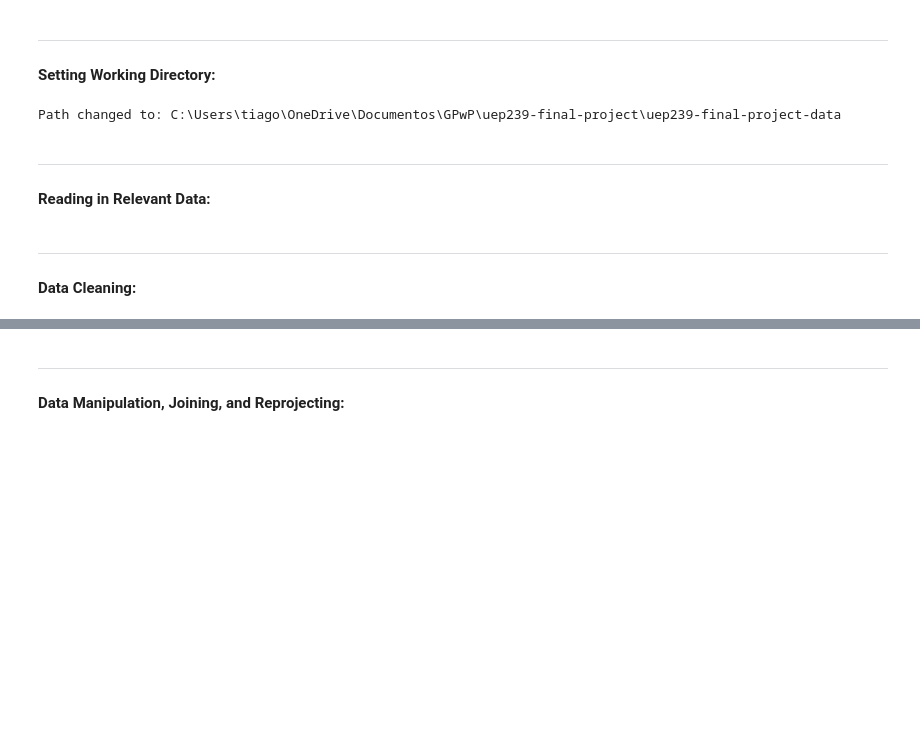
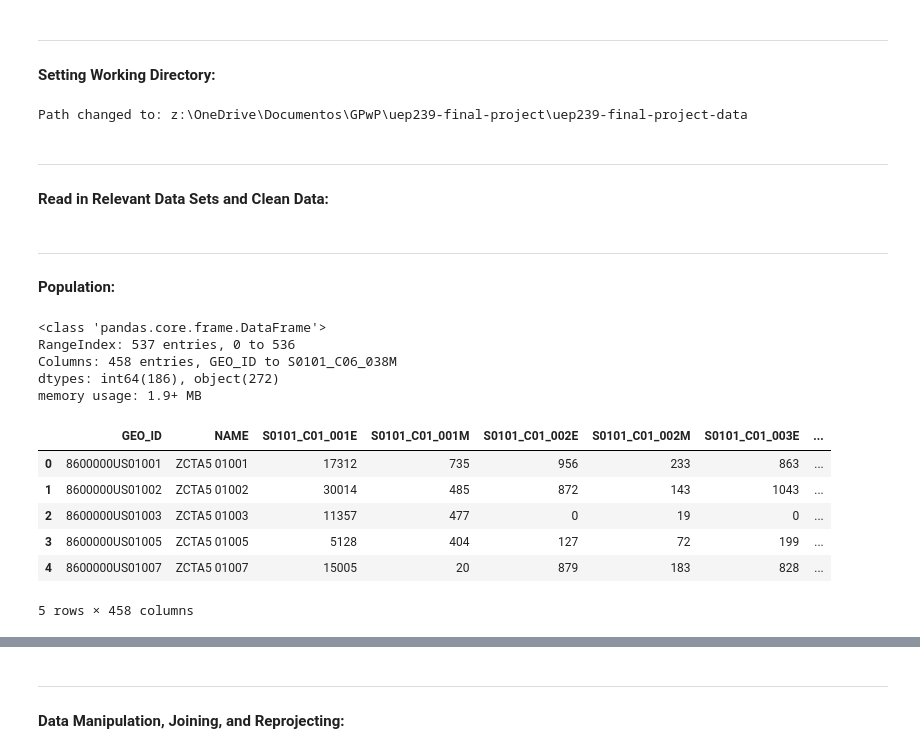
Before and after one commit to jess-wilson2020/uep239-final-project, a Jupyter notebook: uep239-final-project.ipynb, the cells around one changed output, grey strips where cells are left out. Drawn from its saved outputs; the diff is of its cells as text; code cells hidden in the pictures; blank space fills up the shorter version.

```diff
--- a/uep239-final-project.ipynb
+++ b/uep239-final-project.ipynb
@@ -38,12 +38,8 @@ import contextily as cx          # Load contextily, for basemaps
 #### Setting Working Directory:
 # %%
 # Pass the raw string (r) path of the directory in which you downloaded the project data
-os.chdir(os.path.dirname(r"C:/Users/tiago/OneDrive/Documentos/GPwP/uep239-final-project/uep239-final-project-data/"))
+os.chdir(os.path.dirname(r"z:/OneDrive/Documentos/GPwP/uep239-final-project/uep239-final-project-data/"))
 # Print working directory
 print("Path changed to: "+os.getcwd())
 # %% [output]
-Path changed to: C:\Users\tiago\OneDrive\Documentos\GPwP\uep239-final-project\uep239-final-project-data
+Path changed to: z:\OneDrive\Documentos\GPwP\uep239-final-project\uep239-final-project-data
-# %% [markdown]
----
-
-#### Reading in Relevant Data:
@@ -75,8 +46,28 @@ market_raw = gpd.read_file(r"vector/Farmers_Markets/farmers_markets.shp")
 # %% [markdown]
 ---
 
-#### Data Cleaning:
+#### Read in Relevant Data Sets and Clean Data:
+# %% [markdown]
+---
+
+**Population:**
 # %%
+# Read in ZCTA population data:
+population_raw = pd.read_csv(r"tabular/Population/population.csv", skiprows = [1])
+
+# Observe data:
 population_raw.info()
 population_raw.head()
-population =
+# %% [output]
+<class 'pandas.core.frame.DataFrame'>
+RangeIndex: 537 entries, 0 to 536
+Columns: 458 entries, GEO_ID to S0101_C06_038M
+dtypes: int64(186), object(272)
+memory usage: 1.9+ MB
+|  | GEO_ID | NAME | S0101_C01_001E | S0101_C01_001M | S0101_C01_002E | S0101_C01_002M | S0101_C01_003E | ... |
+| 0 | 8600000US01001 | ZCTA5 01001 | 17312 | 735 | 956 | 233 | 863 | ... |
+| 1 | 8600000US01002 | ZCTA5 01002 | 30014 | 485 | 872 | 143 | 1043 | ... |
+| 2 | 8600000US01003 | ZCTA5 01003 | 11357 | 477 | 0 | 19 | 0 | ... |
+| 3 | 8600000US01005 | ZCTA5 01005 | 5128 | 404 | 127 | 72 | 199 | ... |
+| 4 | 8600000US01007 | ZCTA5 01007 | 15005 | 20 | 879 | 183 | 828 | ... |
+5 rows × 458 columns
```
Also changed, not shown: parts of 24 cells of this notebook.
